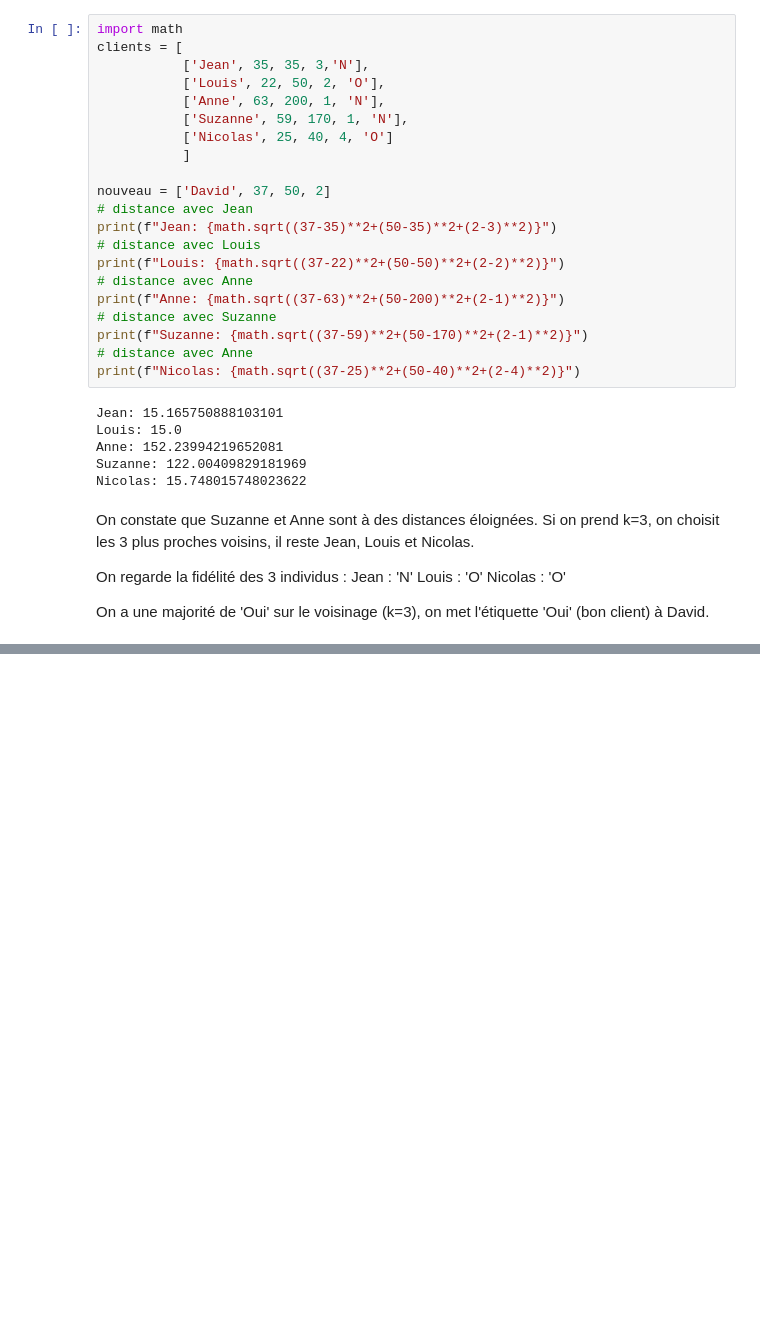
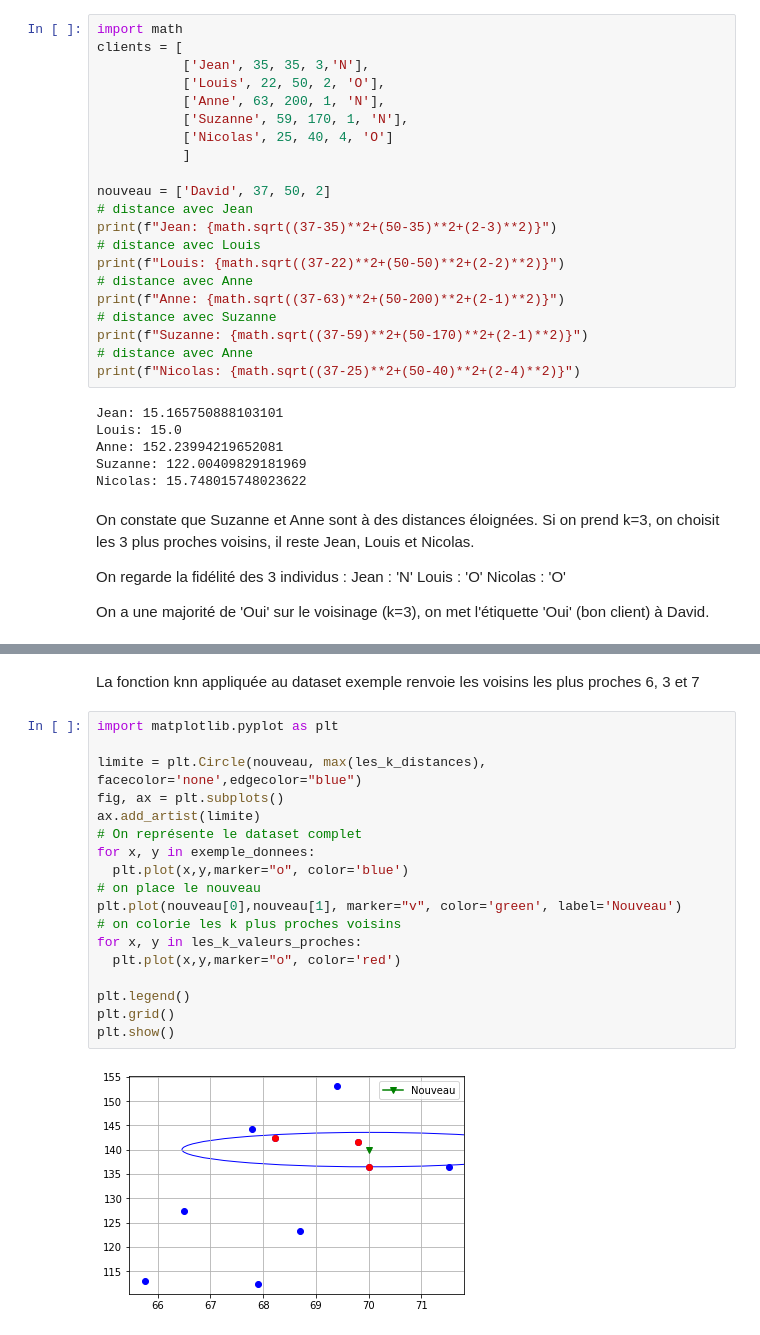
Before and after one commit to LSMISN/NSI, a Jupyter notebook: Algorithmique.ipynb, the cells around one changed output, grey strips where cells are left out. Cells and saved outputs as stored; diff of their text form; blank space fills up the shorter version.

```diff
--- a/Algorithmique.ipynb
+++ b/Algorithmique.ipynb
@@ -675,0 +692,22 @@ distance_euclidienne(point1,point2)
+# %% [markdown]
+La fonction knn appliquée au dataset exemple renvoie les voisins les plus proches 6, 3 et 7
+# %%
+import matplotlib.pyplot as plt
+
+limite = plt.Circle(nouveau, max(les_k_distances), facecolor='none',edgecolor="blue")
+fig, ax = plt.subplots()
+ax.add_artist(limite)
+# On représente le dataset complet
+for x, y in exemple_donnees:
+  plt.plot(x,y,marker="o", color='blue')
+# on place le nouveau
+plt.plot(nouveau[0],nouveau[1], marker="v", color='green', label='Nouveau')
+# on colorie les k plus proches voisins
+for x, y in les_k_valeurs_proches:
+  plt.plot(x,y,marker="o", color='red')
+
+plt.legend()
+plt.grid()
+plt.show()
+# %% [output]
+[figure, added]
```
Also changed, not shown: parts of 15 cells of this notebook.
